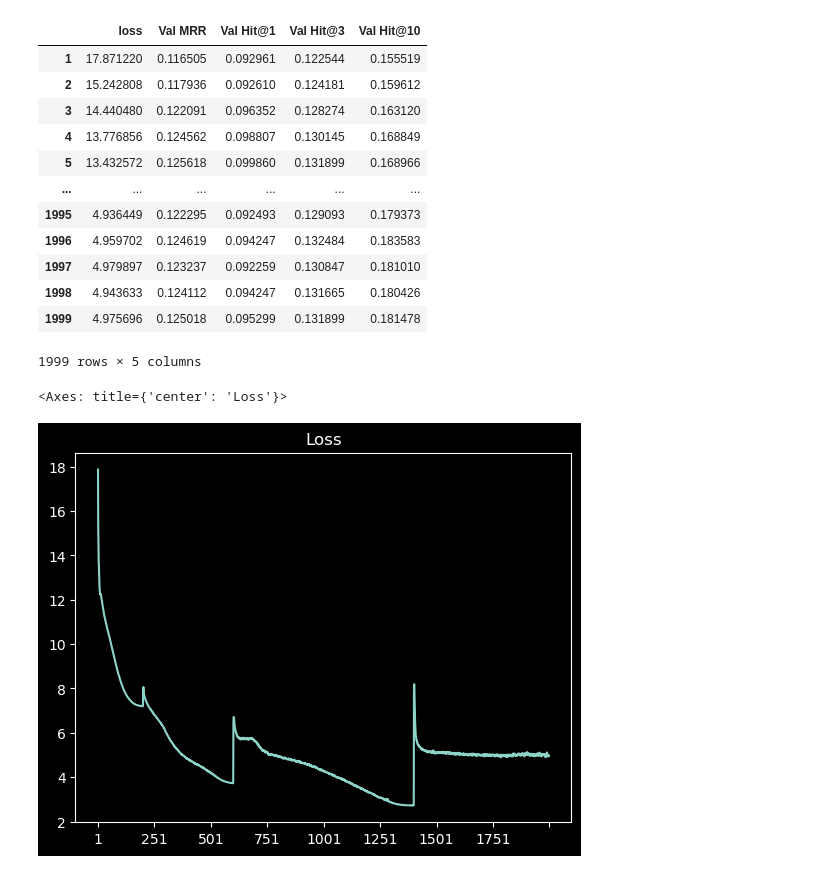
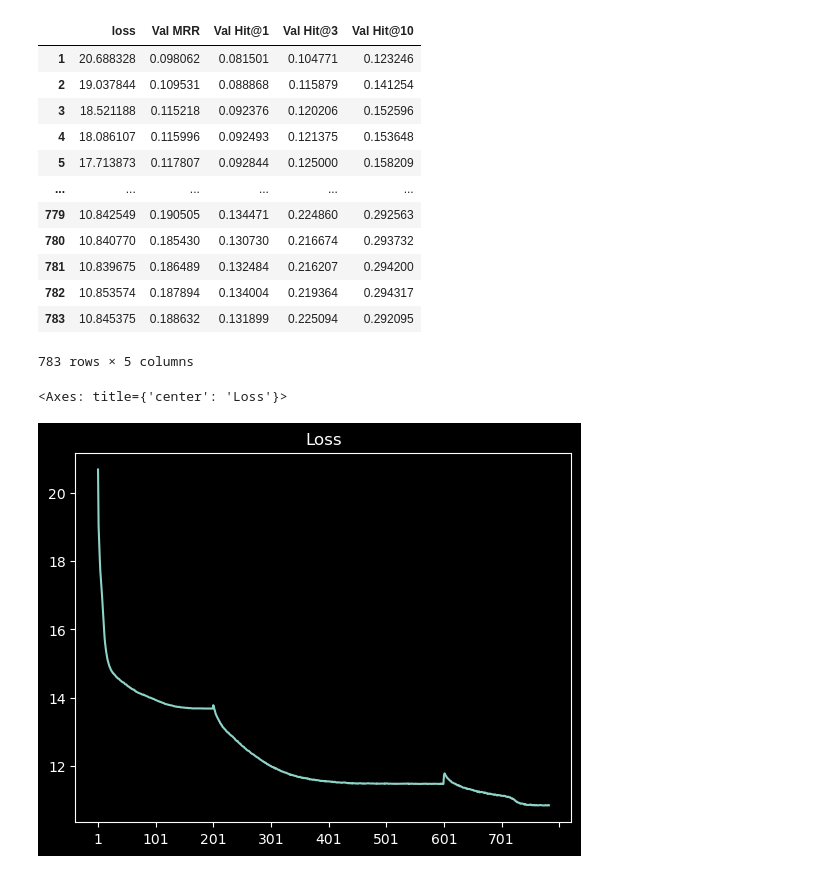
Before and after one commit to Yutong-Feng/MMKG-JEPA-dev, a Jupyter notebook: plot.ipynb, the cells around one changed output. Saved outputs shown, nothing was run; the diff lists cells and outputs as text; code cells hidden in the pictures.

```diff
--- a/plot.ipynb
+++ b/plot.ipynb
@@ -5,7 +5,7 @@ import matplotlib.pyplot as plt
 import numpy as np
 import pandas as pd
 # %%
-with open("outputs/2026-06-16/19-50-46/training_log.json", "r") as f:
+with open("outputs/2026-06-22/18-09-56/training_log.json", "r") as f:
     training_logs = json.load(f)["epoch_logs"]
 training_logs
 # %% [output]
@@ -29,36 +47,40 @@ training_logs
 # %%
-training_metrics = {
-    epoch: {
-        "loss": log["training"]["loss"],
-        "Val MRR": log["validation"]["metrics"]["MRR"],
-        "Val Hit@1": log["validation"]["metrics"]["Hit@1"],
-        "Val Hit@3": log["validation"]["metrics"]["Hit@3"],
-        "Val Hit@10": log["validation"]["metrics"]["Hit@10"],
+training_metrics = {}
+for epoch, log in training_logs.items():
+    # 安全地获取 training 和 validation 字典，如果不存在则返回空字典 {}
+    train_data = log.get("training", {})
+    val_data = log.get("validation", {}).get("metrics", {})
+
+    training_metrics[epoch] = {
+        "loss": train_data.get("loss", None),
+        "Val MRR": val_data.get("MRR", None),
+        "Val Hit@1": val_data.get("Hit@1", None),
+        "Val Hit@3": val_data.get("Hit@3", None),
+        "Val Hit@10": val_data.get("Hit@10", None),
     }
-    for epoch, log in training_logs.items()
-}
+
 training_metrics = pd.DataFrame.from_dict(training_metrics, orient="index")
 training_metrics
 # pd.DataFrame.from_dict(training_loss, orient="index").plot()
 # %% [output]
 |  | loss | Val MRR | Val Hit@1 | Val Hit@3 | Val Hit@10 |
-| 1 | 17.871220 | 0.116505 | 0.092961 | 0.122544 | 0.155519 |
-| 2 | 15.242808 | 0.117936 | 0.092610 | 0.124181 | 0.159612 |
-| 3 | 14.440480 | 0.122091 | 0.096352 | 0.128274 | 0.163120 |
-| 4 | 13.776856 | 0.124562 | 0.098807 | 0.130145 | 0.168849 |
-| 5 | 13.432572 | 0.125618 | 0.099860 | 0.131899 | 0.168966 |
+| 1 | 20.688328 | 0.098062 | 0.081501 | 0.104771 | 0.123246 |
+| 2 | 19.037844 | 0.109531 | 0.088868 | 0.115879 | 0.141254 |
+| 3 | 18.521188 | 0.115218 | 0.092376 | 0.120206 | 0.152596 |
+| 4 | 18.086107 | 0.115996 | 0.092493 | 0.121375 | 0.153648 |
+| 5 | 17.713873 | 0.117807 | 0.092844 | 0.125000 | 0.158209 |
 | ... | ... | ... | ... | ... | ... |
-| 1995 | 4.936449 | 0.122295 | 0.092493 | 0.129093 | 0.179373 |
-| 1996 | 4.959702 | 0.124619 | 0.094247 | 0.132484 | 0.183583 |
-| 1997 | 4.979897 | 0.123237 | 0.092259 | 0.130847 | 0.181010 |
-| 1998 | 4.943633 | 0.124112 | 0.094247 | 0.131665 | 0.180426 |
-| 1999 | 4.975696 | 0.125018 | 0.095299 | 0.131899 | 0.181478 |
+| 779 | 10.842549 | 0.190505 | 0.134471 | 0.224860 | 0.292563 |
+| 780 | 10.840770 | 0.185430 | 0.130730 | 0.216674 | 0.293732 |
+| 781 | 10.839675 | 0.186489 | 0.132484 | 0.216207 | 0.294200 |
+| 782 | 10.853574 | 0.187894 | 0.134004 | 0.219364 | 0.294317 |
+| 783 | 10.845375 | 0.188632 | 0.131899 | 0.225094 | 0.292095 |
-1999 rows × 5 columns
+783 rows × 5 columns
 # %%
 training_metrics["loss"].plot(title="Loss")
 # %% [output]
 <Axes: title={'center': 'Loss'}>
-[figure, old version]
+[figure, new version]
 # %%
 training_metrics["Val Hit@10"].plot(title="Validation Hit@10")
 # %% [output]
```
Also changed, not shown: parts of 5 cells of this notebook, 12 other files.
